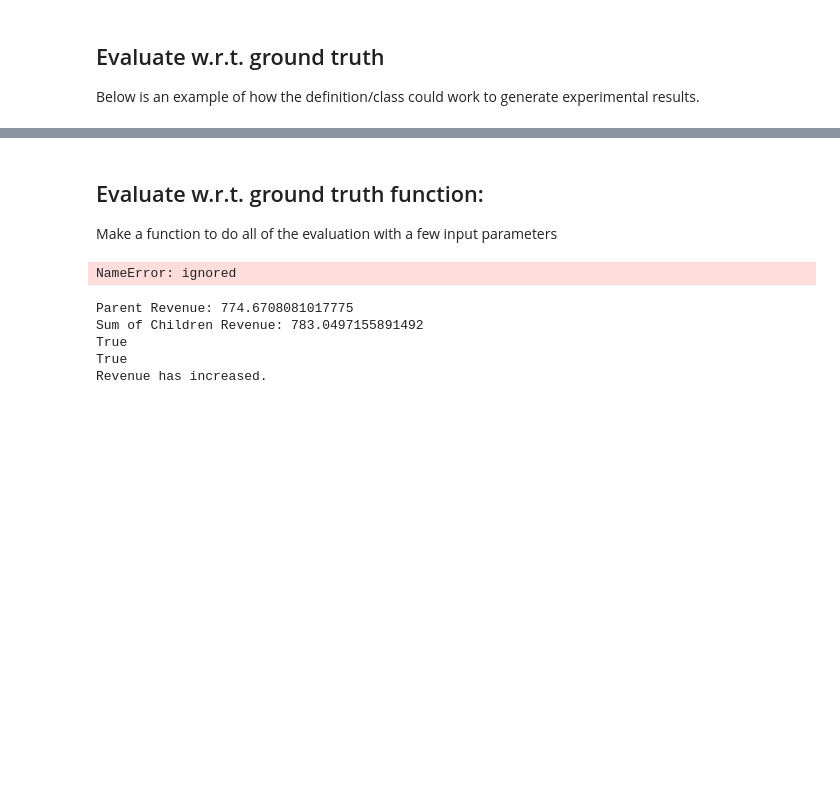
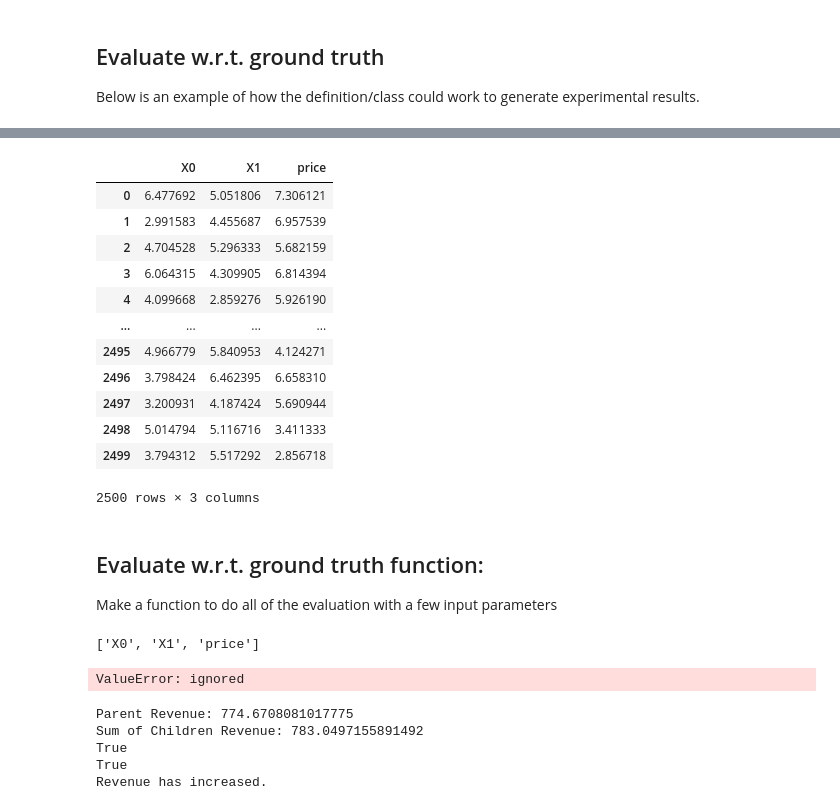
Before and after one commit to lentin26/Student-Prescription-Tree, a Jupyter notebook: lightGBM.ipynb, the cells around one changed output, grey strips where cells are left out. Drawn from its saved outputs; the diff is of its cells as text; code cells hidden in the pictures; blank space fills up the shorter version.

Commit message:
Rewrote evaluation class.

```diff
--- a/lightGBM.ipynb
+++ b/lightGBM.ipynb
@@ -1621,3 +1778,19 @@ Optimal: 3.2738000743704787
+# %%
+X
+# %% [output]
+|  | X0 | X1 | price |
+| 0 | 6.477692 | 5.051806 | 7.306121 |
+| 1 | 2.991583 | 4.455687 | 6.957539 |
+| 2 | 4.704528 | 5.296333 | 5.682159 |
+| 3 | 6.064315 | 4.309905 | 6.814394 |
+| 4 | 4.099668 | 2.859276 | 5.926190 |
+| ... | ... | ... | ... |
+| 2495 | 4.966779 | 5.840953 | 4.124271 |
+| 2496 | 3.798424 | 6.462395 | 6.658310 |
+| 2497 | 3.200931 | 4.187424 | 5.690944 |
+| 2498 | 5.014794 | 5.116716 | 3.411333 |
+| 2499 | 3.794312 | 5.517292 | 2.856718 |
+2500 rows × 3 columns
 # %% [markdown]
 ## Evaluate w.r.t. ground truth function:
 Make a function to do all of the evaluation with a few input parameters
@@ -1765,15 +1940,25 @@ class EvaluateSPT():
       avg_rev2s.append(avg_rev2)
 
     return avg_rev1s, avg_rev2s
-# %%
-eval = EvaluateSPT()
-avg_rev1s, avg_rev2s = eval.evaluate_tree_depth(
-    model_id=1,
-    n_samples=5000,
-    max_depths=[1, 2, 3, 4, 5]
-)
-# %% [output]
-NameError: ignored
+# %%
+# get synthetic data
+data = use_model(model_id=1, n_samples=5000)
+
+# get covariates
+covariates = [x for x in data.columns if x not in ['optimal_price', 'Y']]
+print(covariates)
+
+# instantiate evaluation class
+eval = EvaluateSPT()
+avg_rev1s, avg_rev2s = eval.evaluate_tree_depth(
+    X=data[covariates],
+    y=data['Y'],
+    price_thresholds=data['optimal_price'],
+    max_depths=[1, 2, 3, 4, 5]
+)
+# %% [output]
+['X0', 'X1', 'price']
+ValueError: ignored
 # %%
 parent = tree.root_node['left_child']['right_child']['right_child']
 print("Parent Revenue:", parent['revenue'])
```
Also changed, not shown: parts of 14 cells of this notebook.
